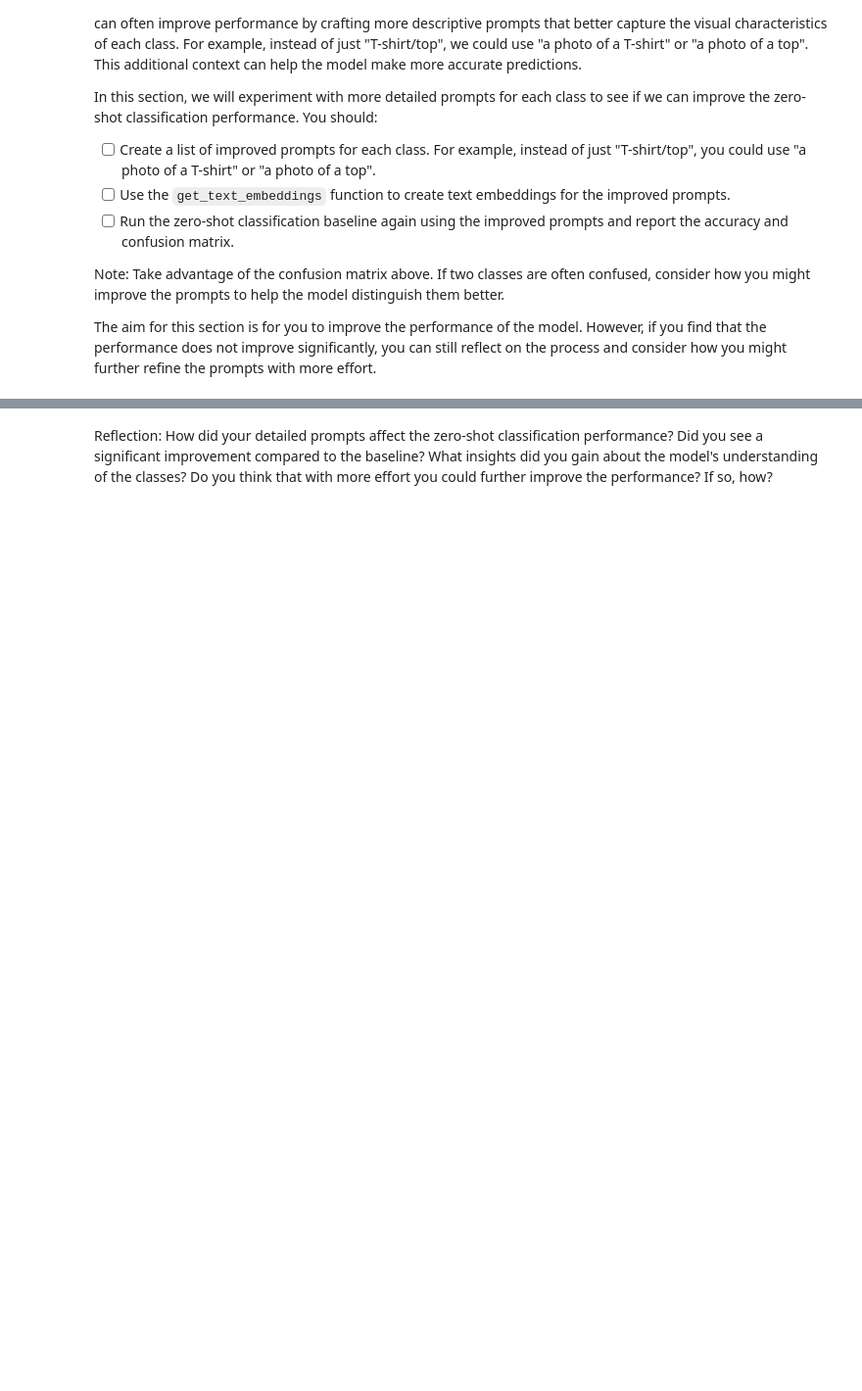
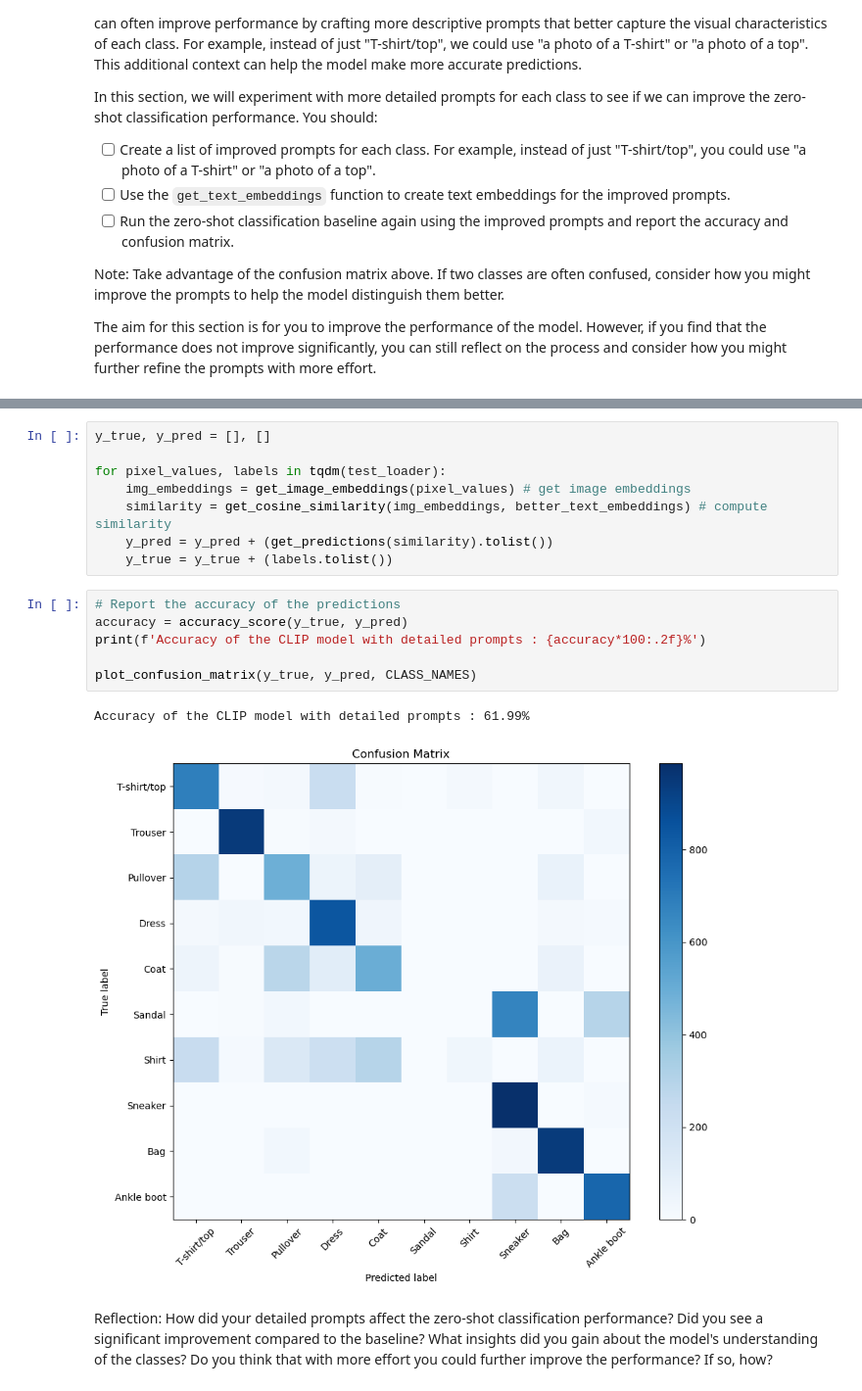
Before and after one commit to slathwal/deep_learning, a Jupyter notebook: 02_activities/assignments/assignment_2.ipynb, the cells around one changed output, grey strips where cells are left out. Shown: that part at 98% size. Cells and saved outputs as stored; diff of their text form; blank space fills up the shorter version.

Commit message:
Experiment with different prompts

```diff
--- a/02_activities/assignments/assignment_2.ipynb
+++ b/02_activities/assignments/assignment_2.ipynb
@@ -290,2 +340,19 @@ The aim for this section is for you to improve the performance of the model. How
+# %%
+y_true, y_pred = [], []
+
+for pixel_values, labels in tqdm(test_loader):
+    img_embeddings = get_image_embeddings(pixel_values) # get image embeddings
+    similarity = get_cosine_similarity(img_embeddings, better_text_embeddings) # compute similarity
+    y_pred = y_pred + (get_predictions(similarity).tolist())
+    y_true = y_true + (labels.tolist())
+# %%
+# Report the accuracy of the predictions
+accuracy = accuracy_score(y_true, y_pred)
+print(f'Accuracy of the CLIP model with detailed prompts : {accuracy*100:.2f}%')
+
+plot_confusion_matrix(y_true, y_pred, CLASS_NAMES)
+# %% [output]
+Accuracy of the CLIP model with detailed prompts : 61.99%
+[figure, added]
 # %% [markdown]
 Reflection: How did your detailed prompts affect the zero-shot classification performance? Did you see a significant improvement compared to the baseline? What insights did you gain about the model's understanding of the classes? Do you think that with more effort you could further improve the performance? If so, how?
```
Also changed, not shown: parts of 6 cells of this notebook.
